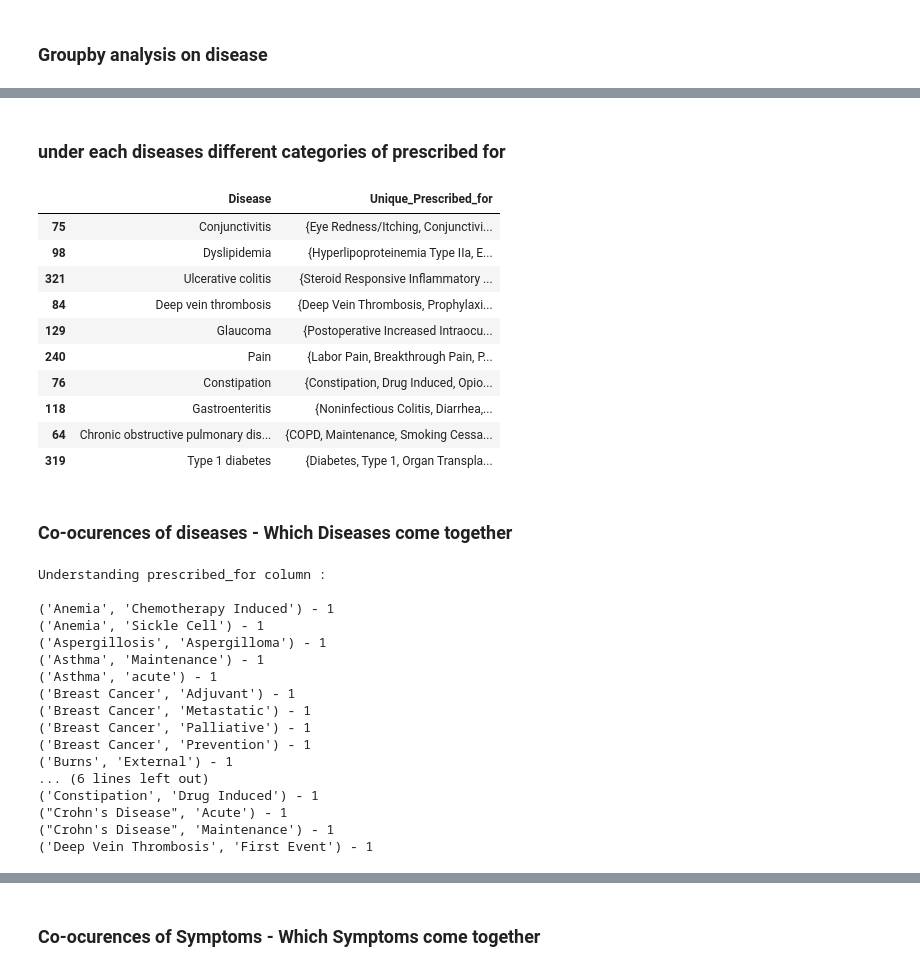
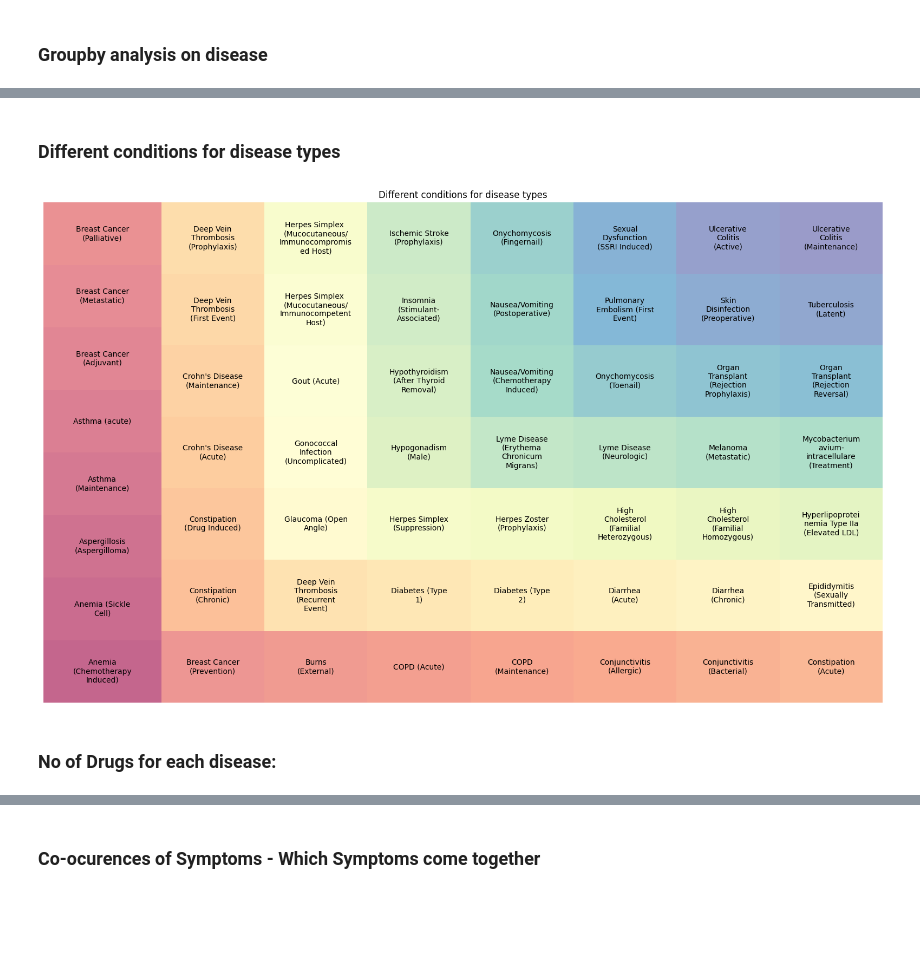
Before and after one commit to shobanasiranjeevilu/Healthcare_LLM, a Jupyter notebook: data_analysis/exploratory_data_analysis.ipynb, the cells around one changed output, grey strips where cells are left out. Saved outputs shown, nothing was run; the diff lists cells and outputs as text; code cells hidden in the pictures; blank space fills up the shorter version.

```diff
--- a/data_analysis/exploratory_data_analysis.ipynb
+++ b/data_analysis/exploratory_data_analysis.ipynb
@@ -6,2 +37,2 @@ pd.set_option('display.max_colwidth', None)
 # %%
-df_data = pd.read_csv("data_processed.csv")
+df_data = pd.read_csv("../data/data_processed.csv")
@@ -28,18 +97,0 @@ sorted_aggregated_df = aggregated_df.iloc[aggregated_df['Unique_Prescribed_for']
-# %% [markdown]
-### under each diseases different categories of prescribed for
-# %%
-sorted_aggregated_df.head(10)
-# %% [output]
-|  | Disease | Unique_Prescribed_for |
-| 75 | Conjunctivitis | {Eye Redness/Itching, Conjunctivi... |
-| 98 | Dyslipidemia | {Hyperlipoproteinemia Type IIa, E... |
-| 321 | Ulcerative colitis | {Steroid Responsive Inflammatory ... |
-| 84 | Deep vein thrombosis | {Deep Vein Thrombosis, Prophylaxi... |
-| 129 | Glaucoma | {Postoperative Increased Intraocu... |
-| 240 | Pain | {Labor Pain, Breakthrough Pain, P... |
-| 76 | Constipation | {Constipation, Drug Induced, Opio... |
-| 118 | Gastroenteritis | {Noninfectious Colitis, Diarrhea,... |
-| 64 | Chronic obstructive pulmonary dis... | {COPD, Maintenance, Smoking Cessa... |
-| 319 | Type 1 diabetes | {Diabetes, Type 1, Organ Transpla... |
-# %% [markdown]
-### Co-ocurences of diseases - Which Diseases come together
@@ -46,35 +112,8 @@ sorted_aggregated_df.head(10)
+# %% [markdown]
+### Different conditions for disease types
 # %%
 from itertools import combinations
 from collections import Counter
 
-
 # Tokenizing the diseases
 diseases_tokenized = df_data['Prescribed_for'].str.split(', ')
-
-# co-occurrences of diseases- counting
-disease_pairs = Counter()
-for diseases in diseases_tokenized:
-    disease_pairs.update(combinations(diseases, 2))
-
-# Most common diseases occuring together
-print("Understanding prescribed_for column : \n")
-for pair, count in disease_pairs.most_common(20):
-    print(pair, "-", count)
-# %% [output]
-Understanding prescribed_for column :
-
-('Anemia', 'Chemotherapy Induced') - 1
-('Anemia', 'Sickle Cell') - 1
-('Aspergillosis', 'Aspergilloma') - 1
-('Asthma', 'Maintenance') - 1
-('Asthma', 'acute') - 1
-('Breast Cancer', 'Adjuvant') - 1
-('Breast Cancer', 'Metastatic') - 1
-('Breast Cancer', 'Palliative') - 1
-('Breast Cancer', 'Prevention') - 1
-('Burns', 'External') - 1
-... (6 lines left out)
-('Constipation', 'Drug Induced') - 1
-("Crohn's Disease", 'Acute') - 1
-("Crohn's Disease", 'Maintenance') - 1
-('Deep Vein Thrombosis', 'First Event') - 1
@@ -80,0 +126,26 @@ Understanding prescribed_for column :
+# %%
+
+labels = []
+sizes = []
+for (disease, condition), count in disease_pairs.items():
+    labels.append(f"{disease}\n({condition})")
+    sizes.append(count)
+
+colors = [plt.cm.Spectral(i/float(len(labels))) for i in range(len(labels))]
+
+#figure to draw the treemap
+plt.figure(figsize=(20, 12))
+def wrap_labels(labels, width=10):
+    return [textwrap.fill(label, width) for label in labels]
+
+wrapped_labels = wrap_labels(labels, width=15)  # Adjust 'width' as needed
+
+squarify.plot(sizes=sizes, label=wrapped_labels, color=colors, alpha=0.6)
+
+plt.title("Different conditions for disease types")
+plt.axis('off')
+plt.show()
+# %% [output]
+[figure, added]
+# %% [markdown]
+### No of Drugs for each disease:
```
Also changed, not shown: parts of 57 cells of this notebook, 7 other files.
